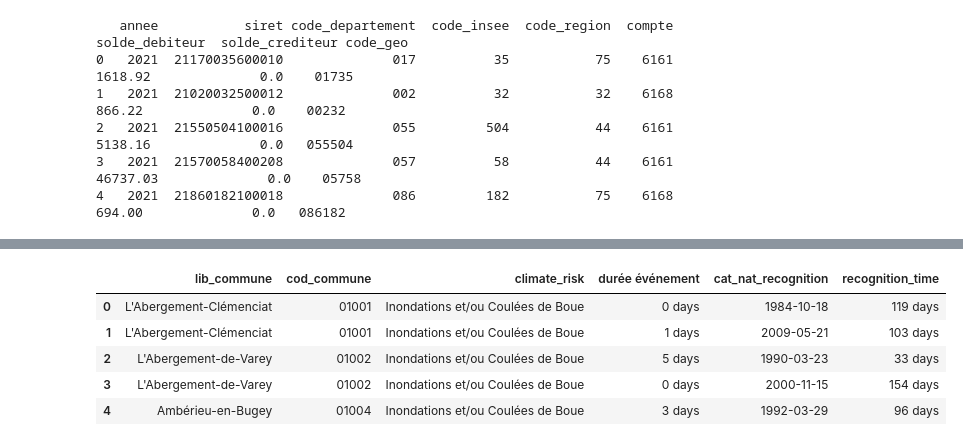
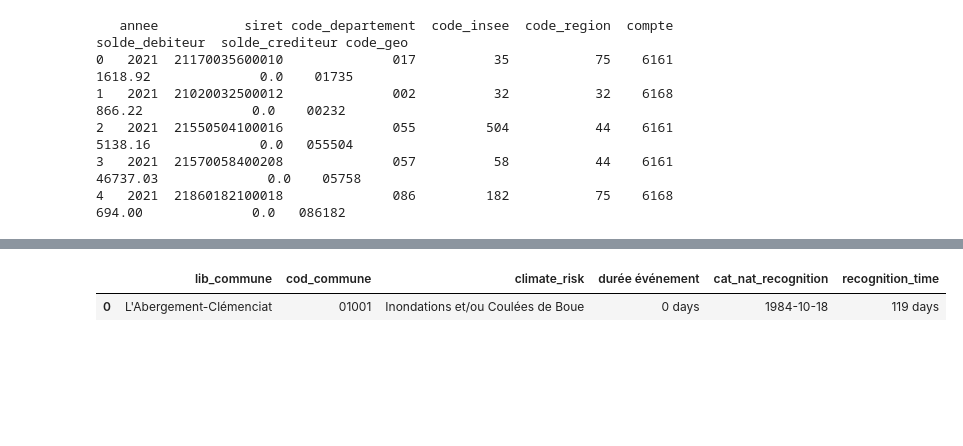
Before and after one commit to MarinaToledoPastorino/14_PrixChangementClimatique, a Jupyter notebook: data/exploration/assurabilite_et_chomage.ipynb, the cells around one changed output, grey strips where cells are left out. Cells and saved outputs as stored; diff of their text form; code cells hidden in the pictures; blank space fills up the shorter version.

```diff
--- a/data/exploration/assurabilite_et_chomage.ipynb
+++ b/data/exploration/assurabilite_et_chomage.ipynb
@@ -89,10 +87,6 @@ data_chomage.head()  # donnes T3_2025_proxy_commune codgeo
 # %%
-climate_data.head()  # durée événement	recognition_time climate_risk cod_commune
+climate_data.head(1)  # durée événement	recognition_time climate_risk cod_commune
 # %% [output]
 |  | lib_commune | cod_commune | climate_risk | durée événement | cat_nat_recognition | recognition_time |
 | 0 | L'Abergement-Clémenciat | 01001 | Inondations et/ou Coulées de Boue | 0 days | 1984-10-18 | 119 days |
-| 1 | L'Abergement-Clémenciat | 01001 | Inondations et/ou Coulées de Boue | 1 days | 2009-05-21 | 103 days |
-| 2 | L'Abergement-de-Varey | 01002 | Inondations et/ou Coulées de Boue | 5 days | 1990-03-23 | 33 days |
-| 3 | L'Abergement-de-Varey | 01002 | Inondations et/ou Coulées de Boue | 0 days | 2000-11-15 | 154 days |
-| 4 | Ambérieu-en-Bugey | 01004 | Inondations et/ou Coulées de Boue | 3 days | 1992-03-29 | 96 days |
 # %%
```
Also changed, not shown: parts of 32 cells of this notebook.
